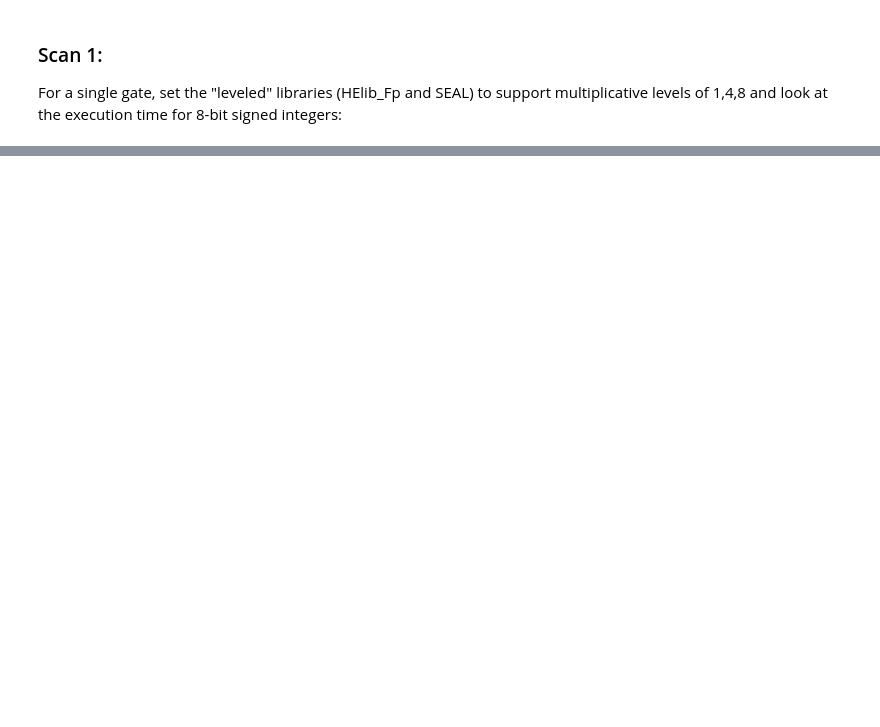
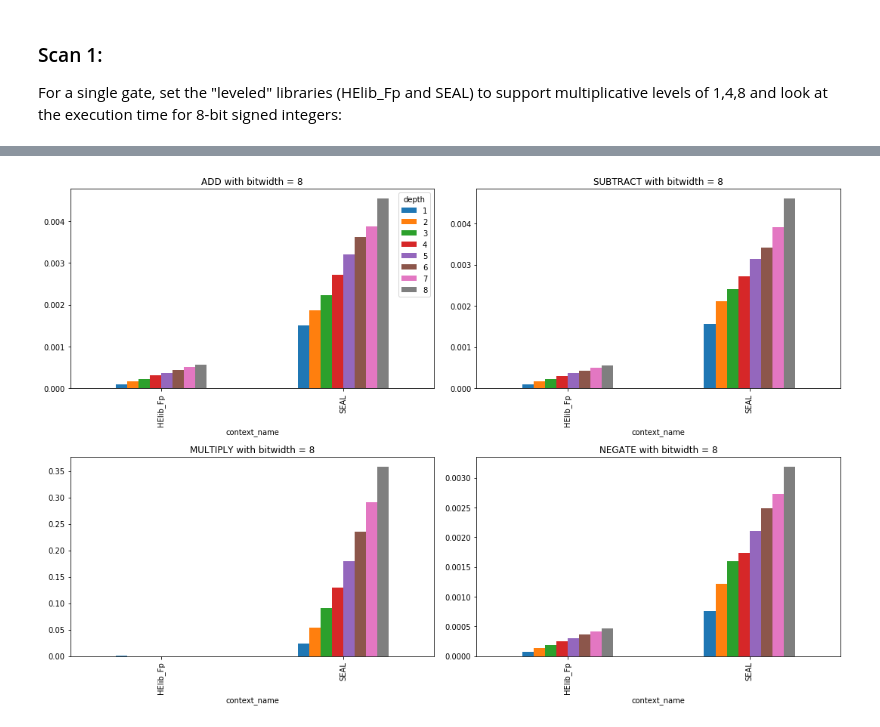
Before and after one commit to alan-turing-institute/SHEEP, a Jupyter notebook: Low-level-benchmarks.ipynb, the cells around one changed output, grey strips where cells are left out. Cells and saved outputs as stored; diff of their text form; code cells hidden in the pictures; blank space fills up the shorter version.

```diff
--- a/Low-level-benchmarks.ipynb
+++ b/Low-level-benchmarks.ipynb
@@ -53,0 +76,17 @@ plt.show()
+# %%
+
+all_ops = ["ADD","SUBTRACT","MULTIPLY","NEGATE"]
+bitwidth = 8
+is_signed = False
+for i, op in enumerate(all_ops):
+    if op == "COMPARE": continue
+    libs = ["HElib_Fp", "SEAL"]
+    rows = libs_op_depth_level4(op, bitwidth, is_signed, libs)
+
+    axis = plt.subplot((len(all_ops) + 2 // 2) // 2, 2, i + 1)
+    #axis.set_yscale("log")
+    rows.plot(ax=axis, title=op + ' with bitwidth = ' + str(bitwidth), kind='bar', figsize=(15, 10), legend=False if i!=0 else True)
+plt.tight_layout()
+plt.show()
+# %% [output]
+[figure, added]
```
Also changed, not shown: parts of 18 cells of this notebook, 1 other file.
